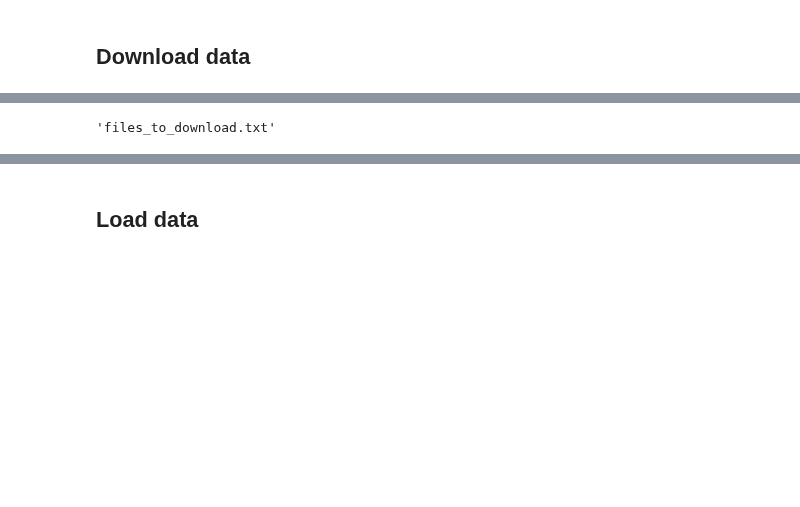
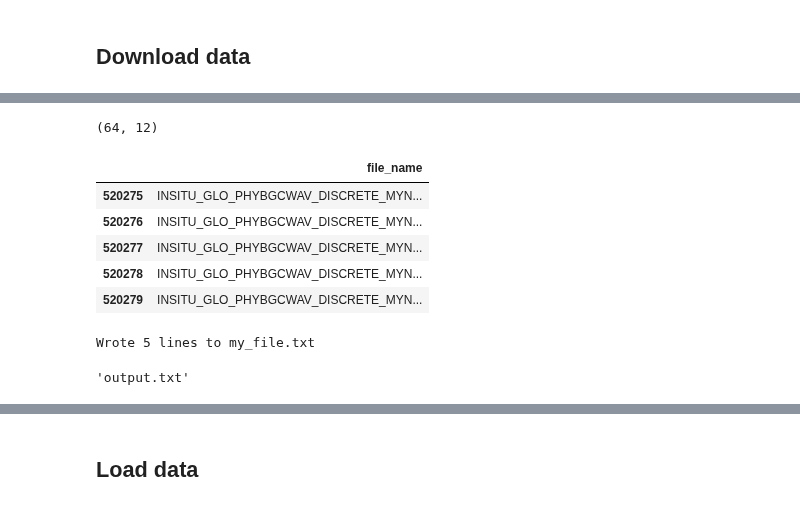
Before and after one commit to DHI/WaterBench-MIKE21SW-SouthernNorthSea, a Jupyter notebook: data-preprocessing/download-copernicus-data.ipynb, the cells around one changed output, grey strips where cells are left out. Saved outputs shown, nothing was run; the diff lists cells and outputs as text; code cells hidden in the pictures; blank space fills up the shorter version.

Commit message:
create file list for download

```diff
--- a/data-preprocessing/download-copernicus-data.ipynb
+++ b/data-preprocessing/download-copernicus-data.ipynb
@@ -27,0 +31,4 @@ east = 10
+# %%
+df = pd.read_csv("copernicus-data/index_monthly.txt", skiprows=5)
+print(df.shape)
+df.columns
@@ -27,0 +42,24 @@ east = 10
+# %%
+# Filter by location and parameters
+filtered_df = df[(df['geospatial_lat_min'] > south) &
+                 (df['geospatial_lat_max'] < north) &
+                 (df['geospatial_lon_min'] > west) &
+                 (df['geospatial_lon_max'] < east) &
+                 (df['parameters'].str.contains("VGHS", na=False) | (df['parameters'].str.contains("VHM0", na=False)) | (df['parameters'].str.contains("VAVH", na=False))) &
+                # (df['file_name'].str.contains('202506'))
+                (df['file_name'].str.contains('WaddenEierlandseGat'))
+                ]
+
+filtered_df.shape
+# %% [output]
+(64, 12)
+# %%
+file_df = filtered_df[['file_name']].copy().head(5)
+file_df
+# %% [output]
+|  | file_name |
+| 520275 | INSITU_GLO_PHYBGCWAV_DISCRETE_MYN... |
+| 520276 | INSITU_GLO_PHYBGCWAV_DISCRETE_MYN... |
+| 520277 | INSITU_GLO_PHYBGCWAV_DISCRETE_MYN... |
+| 520278 | INSITU_GLO_PHYBGCWAV_DISCRETE_MYN... |
+| 520279 | INSITU_GLO_PHYBGCWAV_DISCRETE_MYN... |
@@ -28,6 +76,11 @@ east = 10
+# %%
+generate_txt_file(filename="my_file.txt", prefix="XX", start=1, end=5)
+# %% [output]
+Wrote 5 lines to my_file.txt
 # %%
 file_list = 'files_to_download.txt'
+file_list = 'output.txt'
 file_list
 # %% [output]
-'files_to_download.txt'
+'output.txt'
 # %%
```
Also changed, not shown: parts of 8 cells of this notebook, 2 other files.
